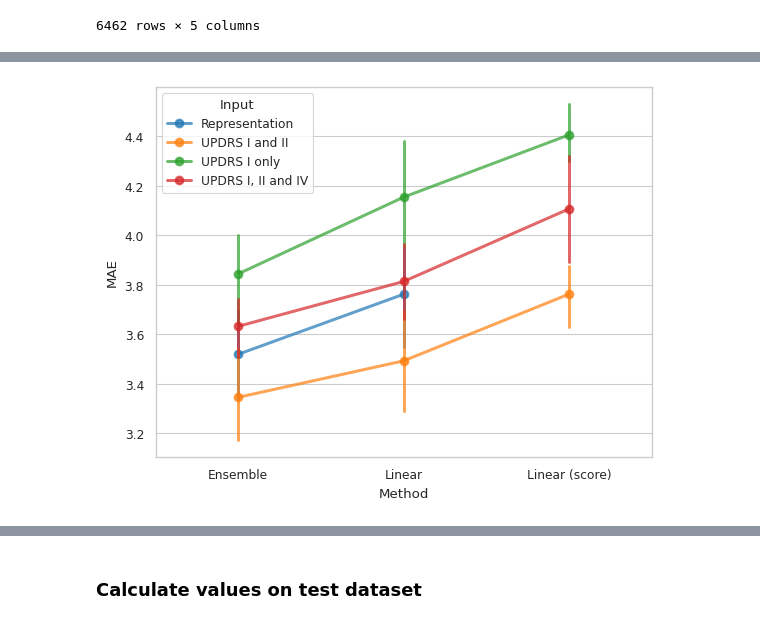
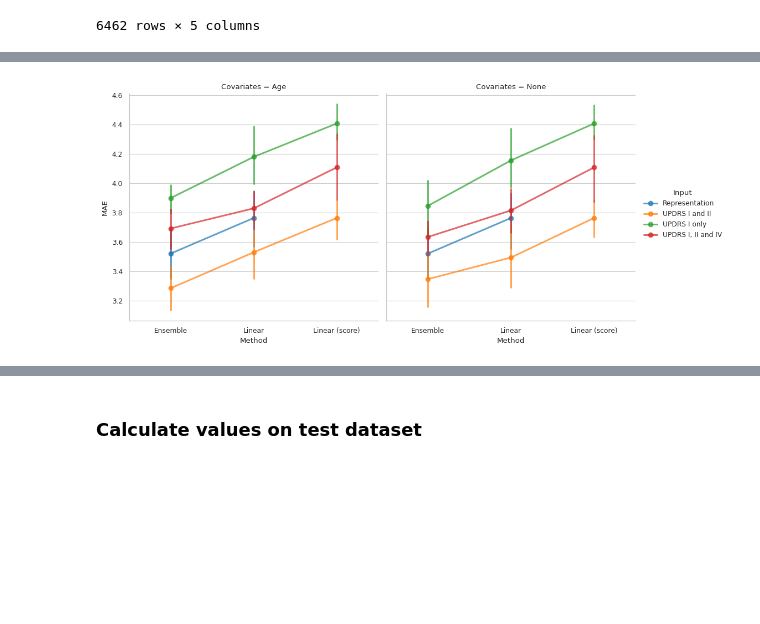
Before and after one commit to UKEIAM/de.uke.iam.parkinson.vae_longitudinal, a Jupyter notebook: src/vae.ipynb, the cells around one changed output, grey strips where cells are left out. Drawn from its saved outputs; the diff is of its cells as text; code cells hidden in the pictures; blank space fills up the shorter version.

```diff
--- a/src/vae.ipynb
+++ b/src/vae.ipynb
@@ -219,11 +219,12 @@ def calculate_predictions(
     columns_individual,
     columns_scores,
     input_type: str,
+    covariates: Sequence[str] = (),
 ) -> pd.DataFrame:
     # Identify those records that have complete data
-    complete_records = ~X_amp[columns_individual + columns_scores].isna().any(axis=1)
+    complete_records = ~X_amp[columns_individual + columns_scores + list(covariates)].isna().any(axis=1)
 
-    X = X_amp.loc[complete_records, columns_individual + columns_scores]
+    X = X_amp.loc[complete_records, columns_individual + columns_scores + list(covariates)]
     y = y_amp.loc[complete_records, "PDQ"].to_numpy()
     folds = RepeatedKFold(n_splits=10, n_repeats=1, random_state=42)
 
@@ -303,6 +304,7 @@ results_updrs_iv = calculate_predictions(
     ["UPDRS I", "UPDRS II", "UPDRS IV"],
     "UPDRS I, II and IV",
 )
-result = pd.concat(
+result_without_covariates = pd.concat(
     [results_updrs_i, results_updrs_ii, results_updrs_iv, representation_results]
 )
+result_without_covariates["Covariates"] = "None"
@@ -315,6 +359,7 @@ with sns.axes_style("whitegrid"):
         y="PDQ: Prediction",
         hue="Method",
         col="Input",
+        row="Covariates",
         alpha=0.5,
     )
     grid.set(xlim=(0, 100), ylim=(0, 100), aspect="equal")
@@ -325,32 +370,34 @@ with sns.axes_style("whitegrid"):
 # %%
 median_absolute_error_agg = []
-for input, input_data in result.groupby("Input"):
-    for name, method_data in input_data.groupby("Method"):
-        folds = method_data.groupby("Fold")
-        median_absolute_error_agg.append(
-            pd.DataFrame.from_dict(
-                {
-                    "Method": name,
-                    "Input": input,
-                    "MAE": [
-                        median_absolute_error(
-                            y_true=fold["PDQ: Ground truth"],
-                            y_pred=fold["PDQ: Prediction"],
-                        )
-                        for _, fold in folds
-                    ],
-                    "Fold": range(len(folds)),
-                }
+for covariates, covariates_data in result.groupby("Covariates"):
+    for input, input_data in covariates_data.groupby("Input"):
+        for name, method_data in input_data.groupby("Method"):
+            folds = method_data.groupby("Fold")
+            median_absolute_error_agg.append(
+                pd.DataFrame.from_dict(
+                    {
+                        "Method": name,
+                        "Input": input,
+                        "MAE": [
+                            median_absolute_error(
+                                y_true=fold["PDQ: Ground truth"],
+                                y_pred=fold["PDQ: Prediction"],
+                            )
+                            for _, fold in folds
+                        ],
+                        "Covariates": covariates,
+                        "Fold": range(len(folds)),
+                    }
+                )
             )
-        )
 median_absolute_error_agg = pd.concat(median_absolute_error_agg)
 
 with sns.axes_style("whitegrid"):
     sns.set_context("paper")
-    sns.pointplot(
-        data=median_absolute_error_agg, x="Method", y="MAE", hue="Input", alpha=0.7
+    sns.catplot(
+        data=median_absolute_error_agg, x="Method", y="MAE", hue="Input", alpha=0.7, kind="point", col="Covariates"
     )
 # %% [output]
-[figure, old version]
+[figure, new version]
 # %%
 concordance_agg = []
```
Also changed, not shown: parts of 6 cells of this notebook.
